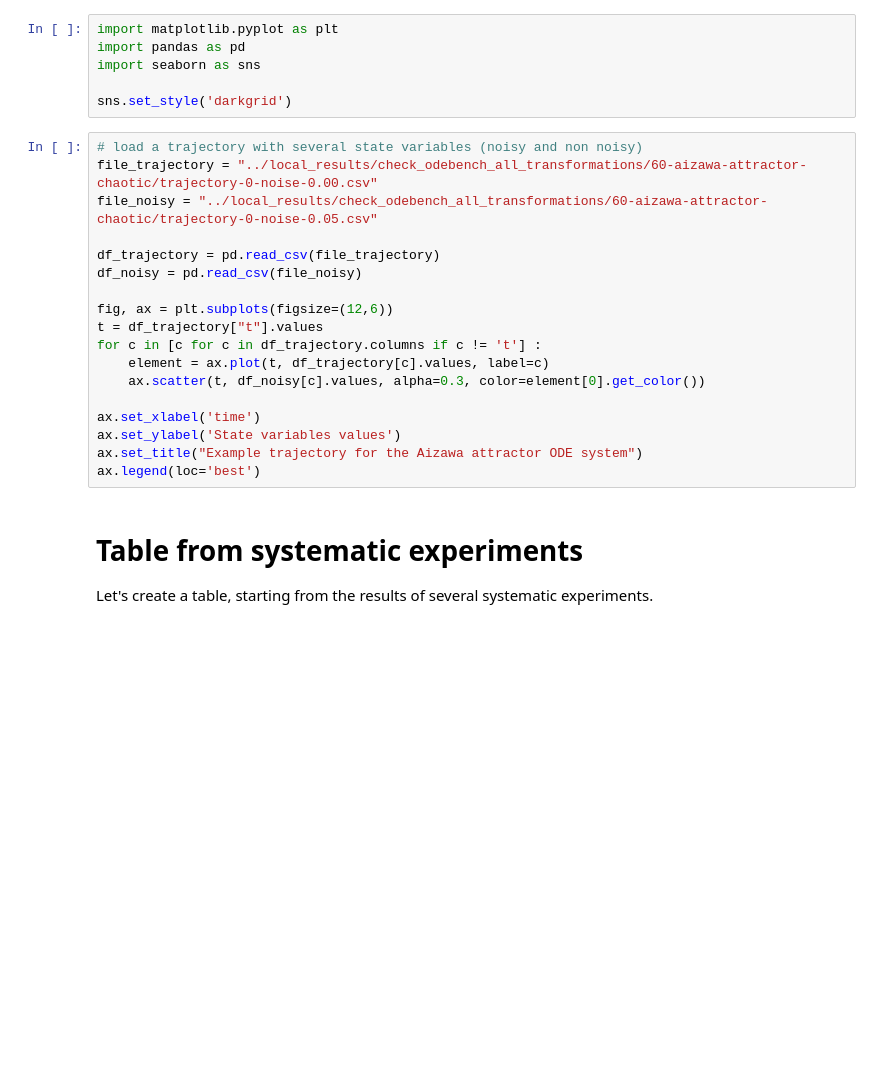
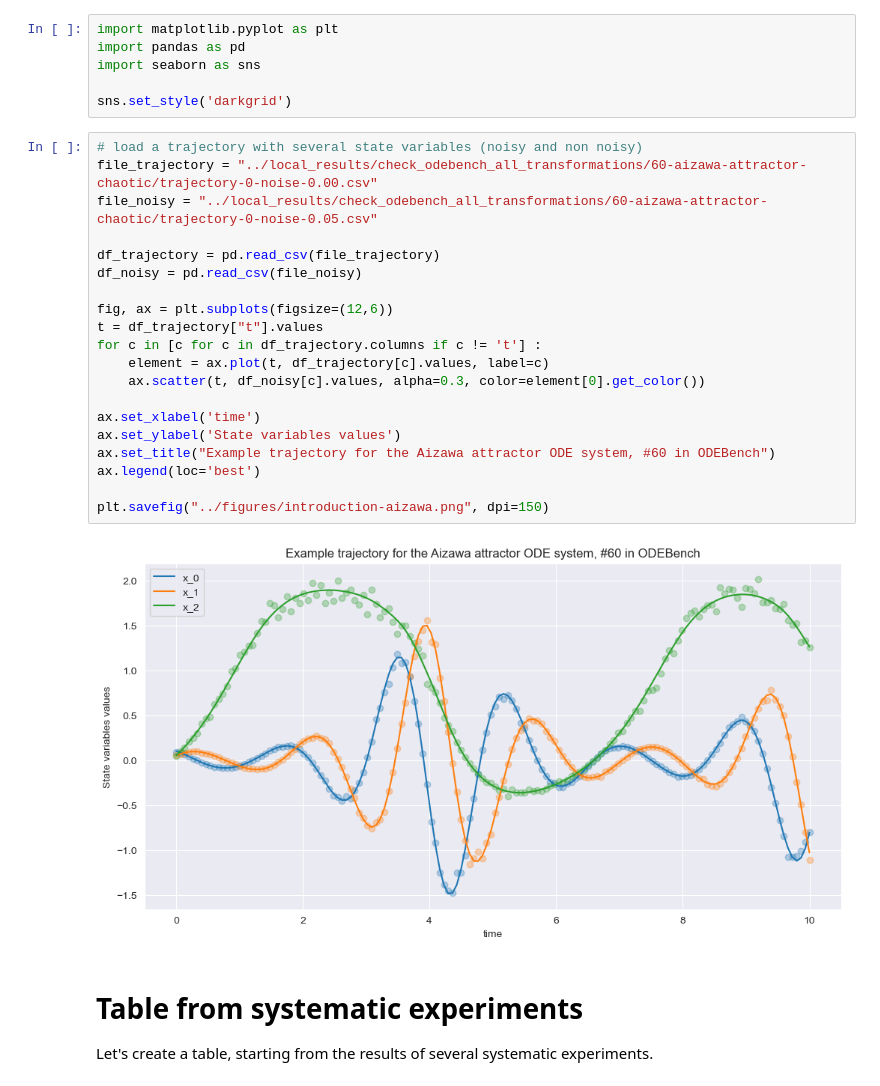
Before and after one commit to albertotonda/symbolic-regression-ode-systems, a Jupyter notebook: utils/figures.ipynb, the cells around one changed output. Saved outputs shown, nothing was run; the diff lists cells and outputs as text; blank space fills up the shorter version.

```diff
--- a/utils/figures.ipynb
+++ b/utils/figures.ipynb
@@ -413,21 +413,25 @@ sns.set_style('darkgrid')
 # %%
 # load a trajectory with several state variables (noisy and non noisy)
 file_trajectory = "../local_results/check_odebench_all_transformations/60-aizawa-attractor-chaotic/trajectory-0-noise-0.00.csv"
 file_noisy = "../local_results/check_odebench_all_transformations/60-aizawa-attractor-chaotic/trajectory-0-noise-0.05.csv"
 
 df_trajectory = pd.read_csv(file_trajectory)
 df_noisy = pd.read_csv(file_noisy)
 
 fig, ax = plt.subplots(figsize=(12,6))
 t = df_trajectory["t"].values
 for c in [c for c in df_trajectory.columns if c != 't'] :
     element = ax.plot(t, df_trajectory[c].values, label=c)
     ax.scatter(t, df_noisy[c].values, alpha=0.3, color=element[0].get_color())
 
 ax.set_xlabel('time')
 ax.set_ylabel('State variables values')
-ax.set_title("Example trajectory for the Aizawa attractor ODE system")
+ax.set_title("Example trajectory for the Aizawa attractor ODE system, #60 in ODEBench")
 ax.legend(loc='best')
+
+plt.savefig("../figures/introduction-aizawa.png", dpi=150)
+# %% [output]
+[figure, added]
 # %% [markdown]
 # Table from systematic experiments
 Let's create a table, starting from the results of several systematic experiments.
```
Also changed, not shown: parts of 3 cells of this notebook, 6 other files.
